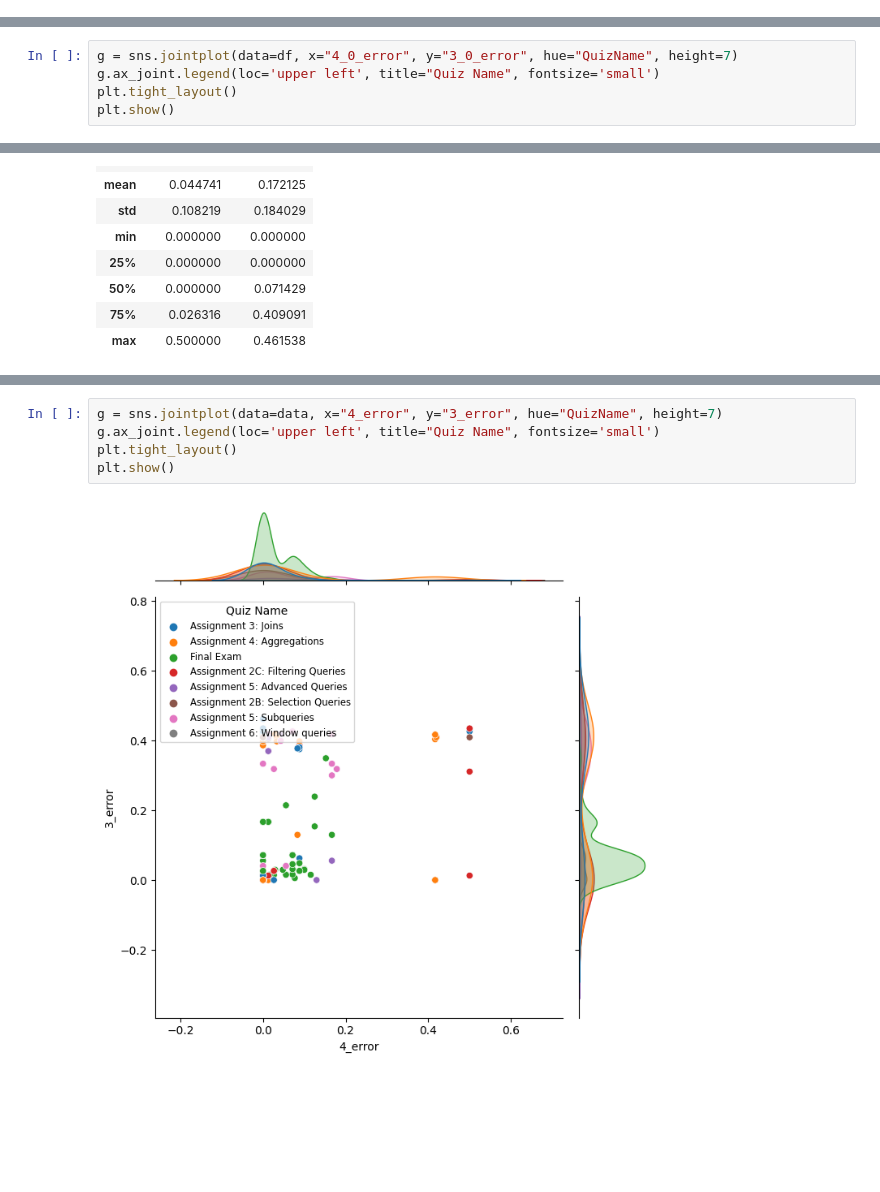
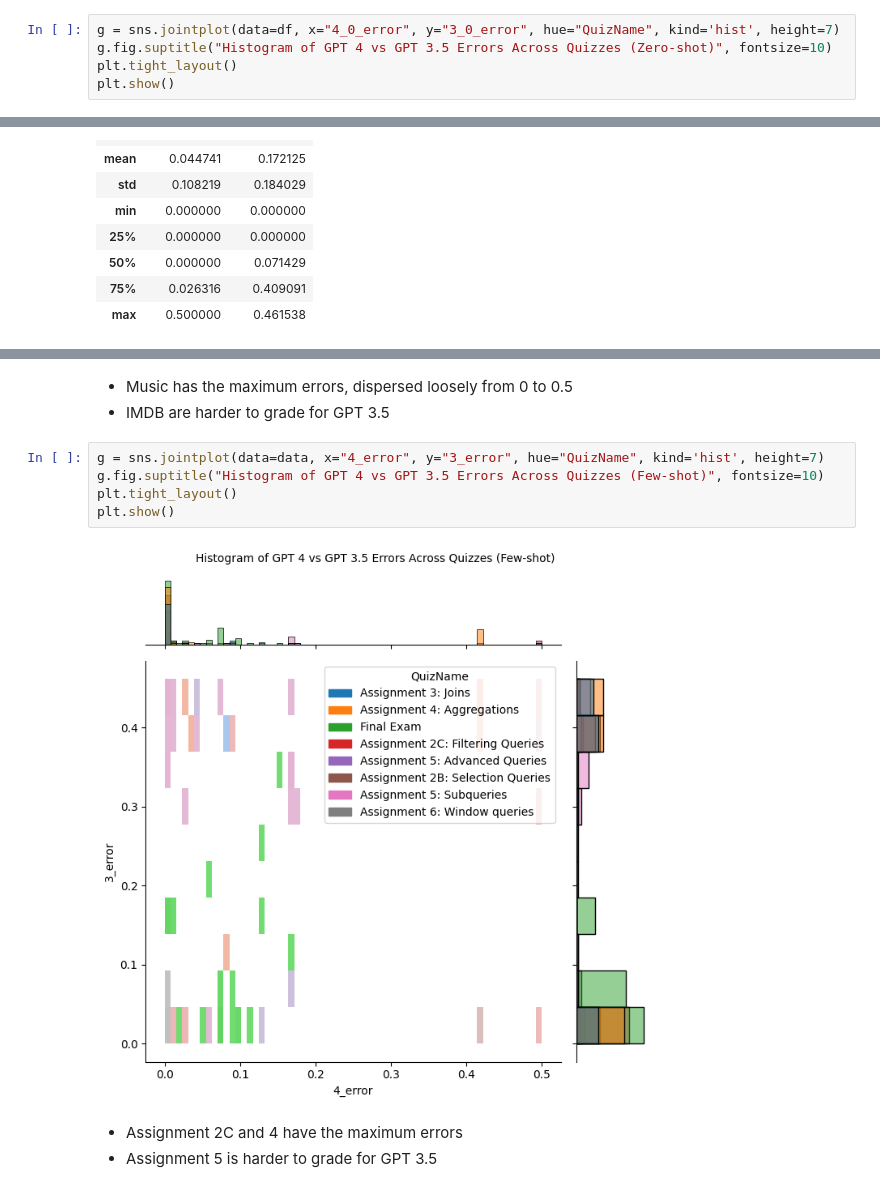
Before and after one commit to ipeirotis/sql_autograding, a Jupyter notebook: Evaluation_8_30.ipynb, the cells around one changed output, grey strips where cells are left out. Saved outputs shown, nothing was run; the diff lists cells and outputs as text; blank space fills up the shorter version.

```diff
--- a/Evaluation_8_30.ipynb
+++ b/Evaluation_8_30.ipynb
@@ -234,0 +304,5 @@ https://seaborn.pydata.org/generated/seaborn.jointplot.html
+# %%
+g = sns.jointplot(data=df, x="4_0_error", y="3_0_error", hue="QuizName", kind='hist', height=7)
+g.fig.suptitle("Histogram of GPT 4 vs GPT 3.5 Errors Across Quizzes (Zero-shot)", fontsize=10)
+plt.tight_layout()
+plt.show()
@@ -244,5 +322,0 @@ sns.jointplot(data=df, x="4_0_error", y="3_0_error", hue="Database")
-# %%
-g = sns.jointplot(data=df, x="4_0_error", y="3_0_error", hue="QuizName", height=7)
-g.ax_joint.legend(loc='upper left', title="Quiz Name", fontsize='small')
-plt.tight_layout()
-plt.show()
@@ -375,7 +446,13 @@ Consistent with zero-shot errors
+# %% [markdown]
+- Music has the maximum errors, dispersed loosely from 0 to 0.5
+- IMDB are harder to grade for GPT 3.5
 # %%
-g = sns.jointplot(data=data, x="4_error", y="3_error", hue="QuizName", height=7)
-g.ax_joint.legend(loc='upper left', title="Quiz Name", fontsize='small')
+g = sns.jointplot(data=data, x="4_error", y="3_error", hue="QuizName", kind='hist', height=7)
+g.fig.suptitle("Histogram of GPT 4 vs GPT 3.5 Errors Across Quizzes (Few-shot)", fontsize=10)
 plt.tight_layout()
 plt.show()
 # %% [output]
-[figure, old version]
+[figure, new version]
+# %% [markdown]
+- Assignment 2C and 4 have the maximum errors
+- Assignment 5 is harder to grade for GPT 3.5
```
Also changed, not shown: parts of 32 cells of this notebook.
